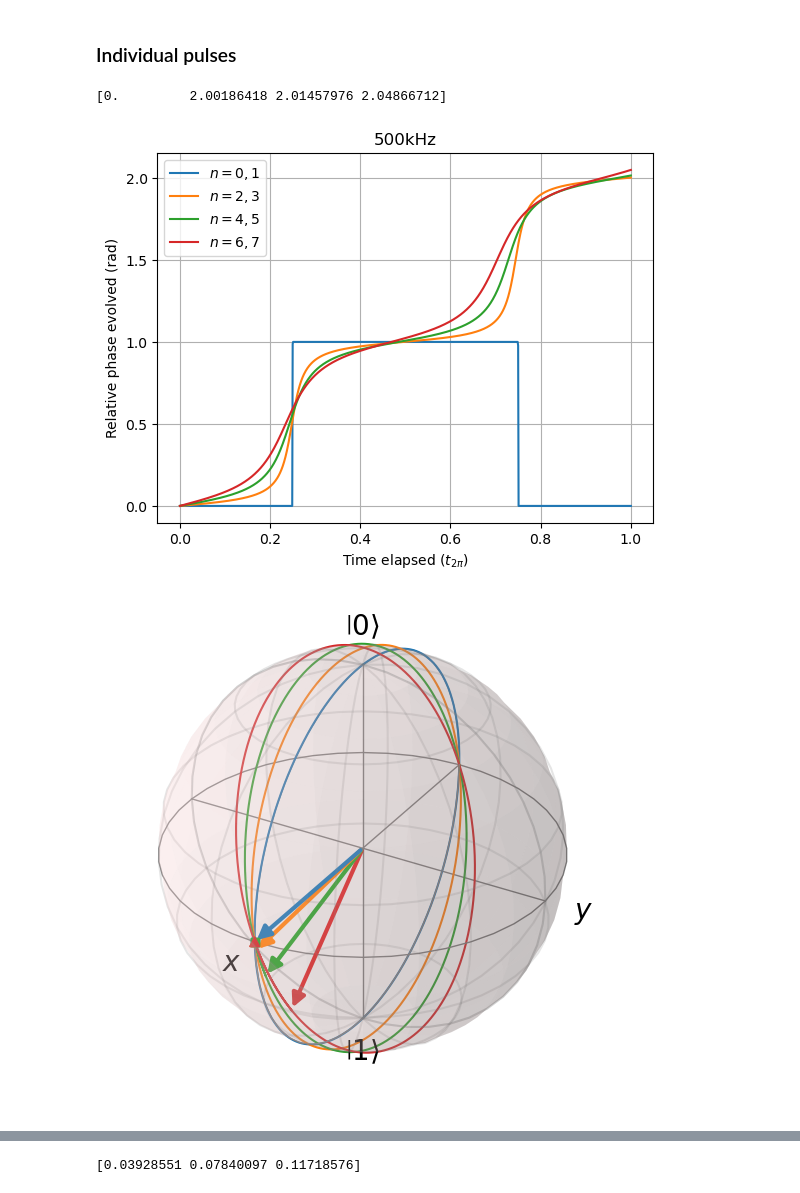
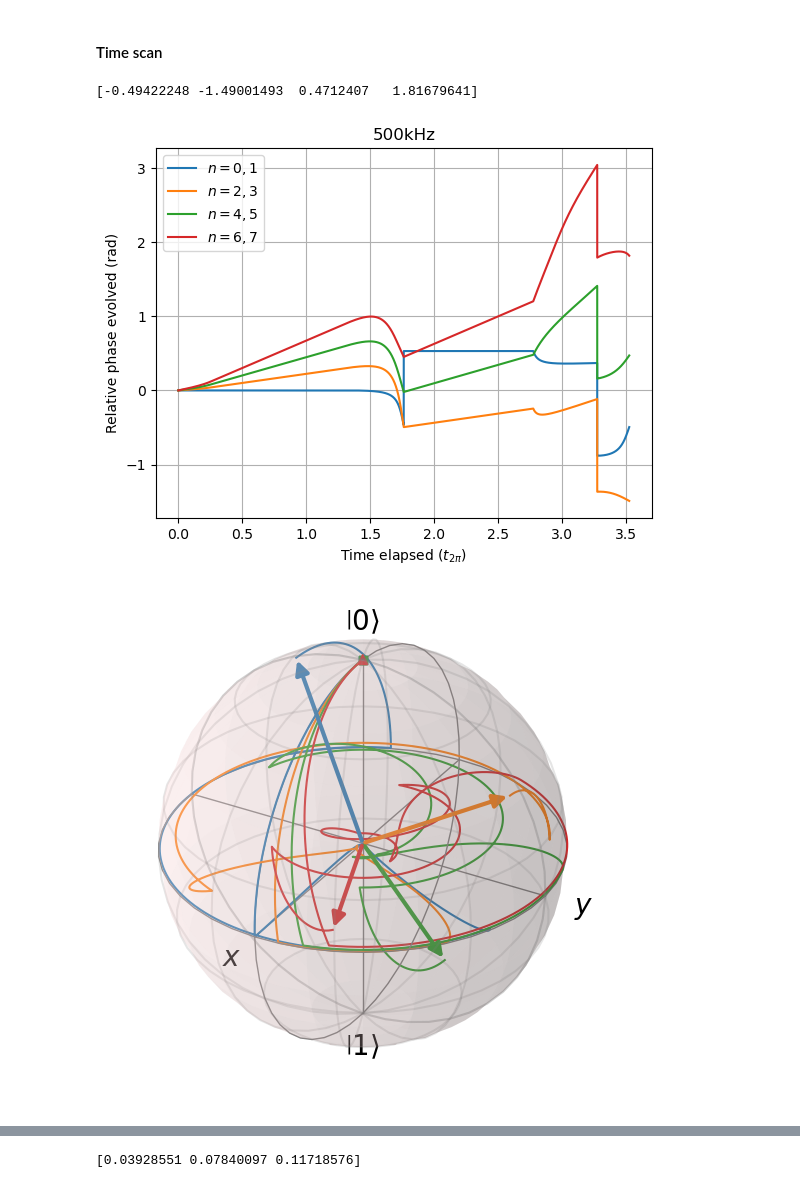
Before and after one commit to tr2g20/simulations, a Jupyter notebook: pulse_phase_evol.ipynb, the cells around one changed output, grey strips where cells are left out. Saved outputs shown, nothing was run; the diff lists cells and outputs as text; code cells hidden in the pictures.

```diff
--- a/pulse_phase_evol.ipynb
+++ b/pulse_phase_evol.ipynb
@@ -8,8 +8,8 @@ from sim_library.simulation import simulate_pulses_single_atom, simulate_pulses_
 from sim_library.sequences import RR3_gate, PulseSequence, UpPulse, DownPulse, FreeEvolution, gen_MDFEup_seq, gen_MDFEdown_seq, RR3_adjMDFE_500kHz
 from sim_library.plotting import plot_state_trajectories, plot_bloch, plot_hist, save_gif, plot_coolingcycles_22, fit_gaussian, fit_gaussian_custom, display_table_compare, plot_bloch_multi
 from sim_library.data_io import load_p_dists
-# %% [markdown]
-### Individual pulses
+# %% [markdown]
+#### Time scan
 # %%
 
 # Rabi frequency in 2*pi*Hz units
@@ -30,22 +30,26 @@ basis = np.arange(p_min, p_max + 1)
 # Set doppler shift
 atom_veloc = 0.0 # Stationary
 
-# MDFE = gen_MDFEdown_seq(free_time=0.039286*pi/(4*dR), rabi_freq=rabi_freq*1e5, time_steps=n_steps)
+MDFE = gen_MDFEdown_seq(free_time=pi/(4*dR) - (0*0.039286*pi/(2*dR)), rabi_freq=rabi_freq, time_steps=n_steps)
 
 for i in range(len(indices)):
     initial_state = np.zeros(shape=len(basis), dtype=np.complex128)
     initial_state[indices[i]] = 1
-    initial_state[indices[i]+1] = 1
+    initial_state[indices[i]+1] = 0
     initial_state = initial_state/ np.linalg.norm(initial_state) # Normalise
     pulse_seq1 = PulseSequence()
 
-    pulse1 = UpPulse(laser_det=np.full(n_steps,dR),phase=np.full(n_steps, pi/2), rabi_freq=np.full(n_steps,rabi_freq), duration=rabi_time)
+    pulse1 = UpPulse(laser_det=np.full(n_steps,dR),phase=np.full(n_steps, pi/2), rabi_freq=np.full(n_steps,rabi_freq), duration=rabi_time/4)
+    pulse2 = UpPulse(laser_det=np.full(n_steps,dR),phase=np.full(n_steps, pi/2), rabi_freq=np.full(n_steps,rabi_freq), duration=rabi_time/2)
 
-    # detuning = 40*dR
-    # free_time = 2*pi/(np.abs(dR-detuning))
-    # free = FreeEvolution(laser_det=(np.full(n_steps, -detuning)), duration=(free_time/2))
+    free = FreeEvolution(laser_det=(np.full(n_steps, -dR)), duration=(pi/(0.5*dR) - (1.8*0.039286*pi/(4*dR))))
+    detuning = omega_eg/2
+    free_time = 2*pi/(np.abs(dR-detuning))
+    # free2 = FreeEvolution(laser_det=(np.full(n_steps, detuning)), duration=((9.83*free_time/16)))
+    free2 = FreeEvolution(laser_det=(np.full(n_steps, detuning)), duration=((5*free_time/8)))
 
-    pulse_seq1.add_pulses([pulse1])
+
+    pulse_seq1.add_pulses([pulse1, MDFE, free2, pulse1])
 
     wave_func, times = simulate_pulses_single_atom_analyt(pulse_seq=pulse_seq1, basis=basis, initial_state=initial_state, d_shift=k_eff*atom_veloc)
 
@@ -54,36 +58,36 @@ for i in range(len(indices)):
 
     wave_funcs[i,:,:] = wave_func[:,indices[i]:indices[i]+2]
 
 
 angles = (np.angle(wave_funcs[:,:,1]) - np.angle(wave_funcs[:,:,0]))
 
 angles = np.unwrap(angles, axis=1)
 
 fig, ax = plt.subplots()
 ax.plot(times/(rabi_time),angles.transpose()/pi)
 # ax.set_yticks([0,0.02,0.04,0.06,0.08,0.1,0.12],[r'0.00', r'0.02$\pi$', r'0.04$\pi$', r'0.06$\pi$', r'0.08$\pi$', r'0.1$\pi$', r'0.12$\pi$'])
 # ax.set_ylim(-0.005,0.12)
 ax.grid()
 ax.set_ylabel(r'Relative phase evolved (rad)')
 ax.set_xlabel(r'Time elapsed ($t_{2\pi}$)')
 ax.legend([r'$n=0,1$',r'$n=2,3$',r'$n=4,5$',r'$n=6,7$'])
 ax.set_title('500kHz')
 # plt.ylim(0,2.1)
 # plt.xlim(0,(rabi_time/2)*1.1)
 
 
 print(angles[:,-1]/pi)
 
 
 
 
 
 # display_table_compare(basis=basis, init_state=wave_func[0,:], final_state=wave_func[-1,:])
 # plot_bloch(wave_func=wave_func[:,indices[0]:indices[1]+1], show=True)
 # %% [output]
-[0.         2.00186418 2.01457976 2.04866712]
+[-0.49422248 -1.49001493  0.4712407   1.81679641]
-[figure, old version]
+[figure, new version]
 # %%
 plot_bloch_multi(wave_func=wave_funcs, show=False)
 # %% [output]
-[figure, old version]
+[figure, new version]
```
Also changed, not shown: parts of 4 cells of this notebook.
